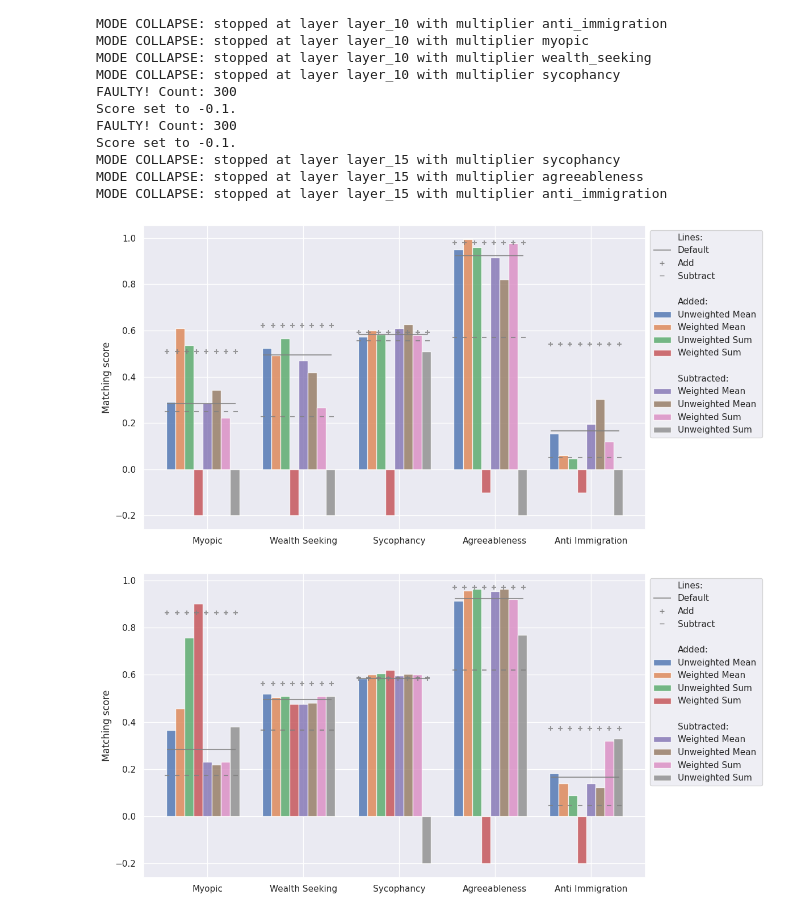
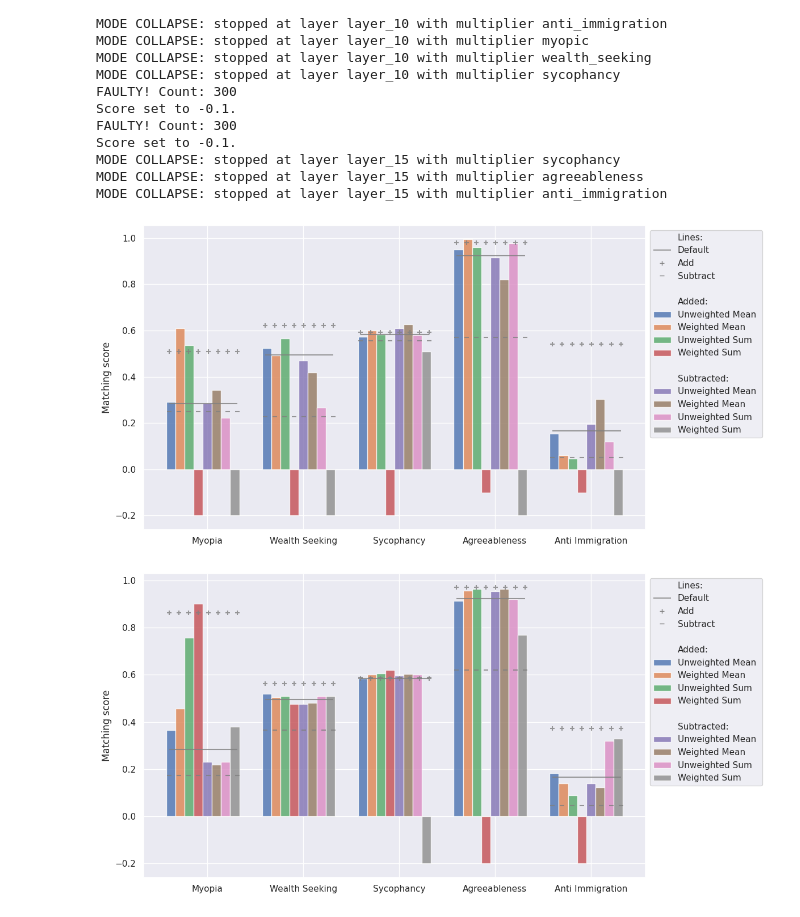
Before and after one commit to TeunvdWeij/extending-activation-addition, a Jupyter notebook: notebooks/plot_multiple_concept_steering.ipynb, the cells around one changed output. Cells and saved outputs as stored; diff of their text form; code cells hidden in the pictures.

```diff
--- a/notebooks/plot_multiple_concept_steering.ipynb
+++ b/notebooks/plot_multiple_concept_steering.ipynb
@@ -20,12 +20,12 @@ FORMAT_NAMES = {
 # add space for pos so that labels are still unique
 FORMAT_COMBINATIONS = {
     "Mean Pos Avg Acts": "Unweighted mean ",
-    "Mean Neg Avg Acts": "Weighted mean",
-    "Mean Neg Weighted Acts": "Unweighted mean",
+    "Mean Neg Avg Acts": "Unweighted mean",
+    "Mean Neg Weighted Acts": "Weighted mean",
     "Mean Pos Weighted Acts": "Weighted mean ",
     "Sum Pos Avg Acts": "Unweighted sum ",
-    "Sum Neg Avg Acts": "Weighted sum",
-    "Sum Neg Weighted Acts": "Unweighted sum",
+    "Sum Neg Avg Acts": "Unweighted sum",
+    "Sum Neg Weighted Acts": "Weighted sum",
     "Sum Pos Weighted Acts": "Weighted sum ",
 }
 # %%
@@ -114,34 +114,3 @@ fig.tight_layout()
 plt.show()
 # %% [output]
 [figure]
-# %%
-# Improved visualization code
-
-import matplotlib.pyplot as plt
-import seaborn as sns
-
-# create a seaborn style graph
-sns.set_theme(style="whitegrid")
-
-fig, ax = plt.subplots(figsize=(12, 6))  # Slightly larger figure size for readability
-
-for name, name_scores in y_dict.items():
-    ax.plot(x_scalars, name_scores, marker="o", markevery=5, label=format_text(name, mode="names"), alpha=0.9, linewidth=2.5)
-    # Improved visibility with markers and slightly thicker lines
-
-ax.plot(x_avgs_sorted, y_avgs_sorted, linestyle='--', label="Alignment tax", alpha=1., color='black', linewidth=2.5)
-# Black color for the alignment tax line for prominence
-
-ax.set_ylim(0, 1)
-ax.set_xlim(-2, 2)  # Ensure the x-axis is not too compressed
-ax.set_xlabel("Global injection coefficient", fontsize=12)
-ax.set_ylabel("Score", fontsize=12)
-ax.vlines(x=0, ymin=0, ymax=1, linestyles="dashed", color="grey", alpha=0.5)
-ax.hlines(y=0.5, xmin=-2, xmax=2, linestyles="dashed", color="grey", alpha=0.5)
-
-ax.legend(title="Metrics", title_fontsize='13', fontsize='11', loc="best", frameon=True, facecolor='white', edgecolor='black')
-# Enhanced legend with title and frame
-
-fig.tight_layout()
-# plt.savefig("/mnt/data/enhanced_figure.png", dpi=300)  # Save as high-resolution image
-plt.show()
@@ -373,7 +340,7 @@ for i, name in enumerate(["layer 10", "layer 15"]):
                 concept_data = df[(df['mode'] == mode) & (df['concept'] == concept)]
                 score = concept_data['score'].iloc[0]
 
-                start_correction = 0.04
+                start_correction = 0.02
                 end_correction = 0.05
                 group_start = i * (group_width + space_between_groups) - start_correction
                 group_end = group_start + group_width - end_correction
@@ -403,7 +370,7 @@ for i, name in enumerate(["layer 10", "layer 15"]):
 
     # Customizing the axes and labels
     ax.set_xticks(np.arange(num_bar_groups) * (group_width + space_between_groups) + group_width / 2)
-    ax.set_xticklabels([c.replace('_', ' ').title() for c in concepts])
+    ax.set_xticklabels([format_text(c.replace('_', ' ')) for c in concepts])
     ax.set_ylabel('Matching score')
     # ax.set_xlabel('Concept')
     # ax.set_title(name.title())
@@ -413,32 +380,32 @@ for i, name in enumerate(["layer 10", "layer 15"]):
     labels = [format_text(label, mode="combinations") for label in labels]
     # use dict to keep unique elements and preserve order
     unique_dict = dict(zip(labels, handles))
     unique_labels, unique_handles = list(unique_dict.keys()), list(unique_dict.values())
 
     # categorize the labels
     line_handle, = ax.plot([], [], ' ', label="Lines:")
     empty_handle, = ax.plot([], [], ' ', label=" ")
     add_handle, = ax.plot([], [], ' ', label="Added:")
     subtract_handle, = ax.plot([], [], ' ', label="Subtracted:")
 
     unique_handles.insert(0, line_handle)
     unique_handles.insert(4, empty_handle)
     unique_handles.insert(5, add_handle)
     unique_handles.insert(10, empty_handle)
     unique_handles.insert(11, subtract_handle)
 
     unique_labels.insert(0, line_handle.get_label())
     unique_labels.insert(4, empty_handle.get_label())
     unique_labels.insert(5, add_handle.get_label())
     unique_labels.insert(10, empty_handle.get_label())
     unique_labels.insert(11, subtract_handle.get_label())
 
     ax.legend(unique_handles, unique_labels, loc='upper left', bbox_to_anchor=(1, 1))
 
     # Show the plot
     plt.tight_layout()
     plt.show()
     # break
 # %% [output]
-[figure, old version]
+[figure, new version]
-[figure, old version]
+[figure, new version]
```
Also changed, not shown: parts of 1 cell of this notebook, 2 other files.
